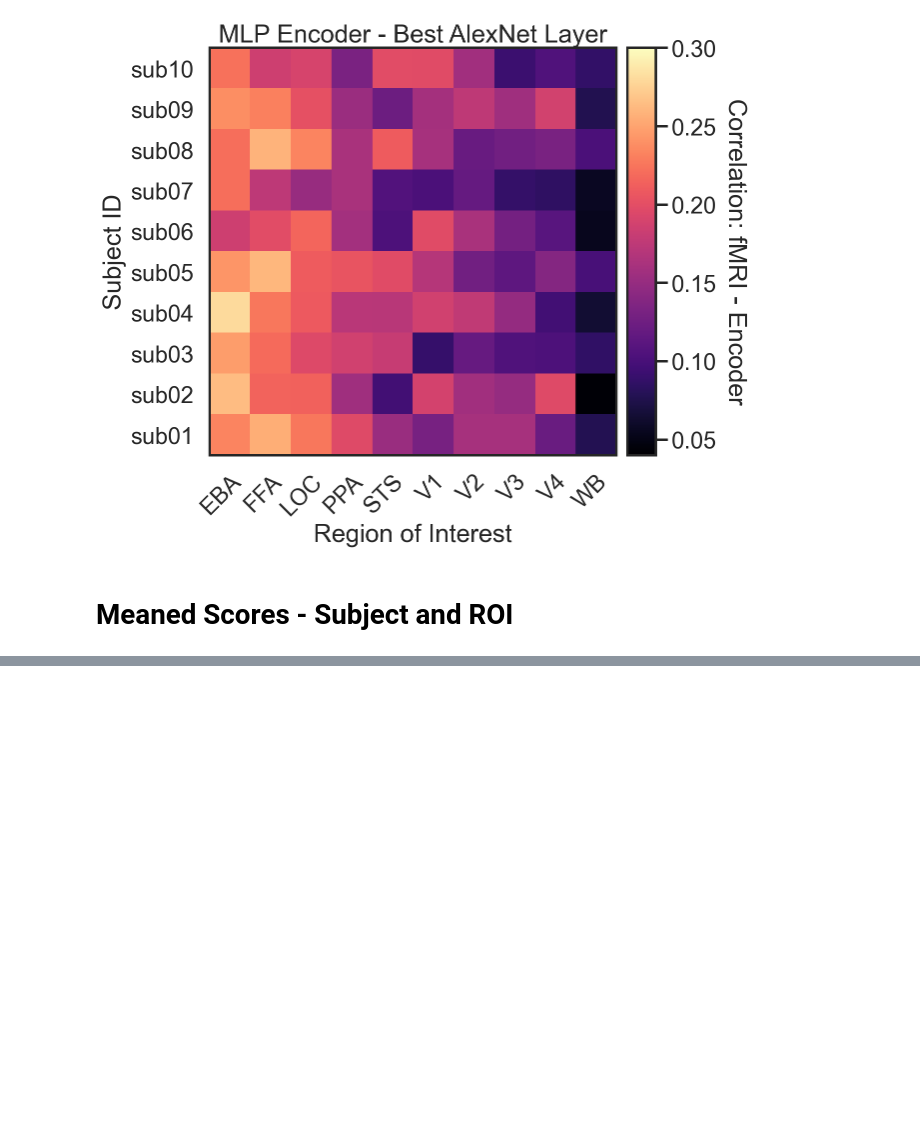
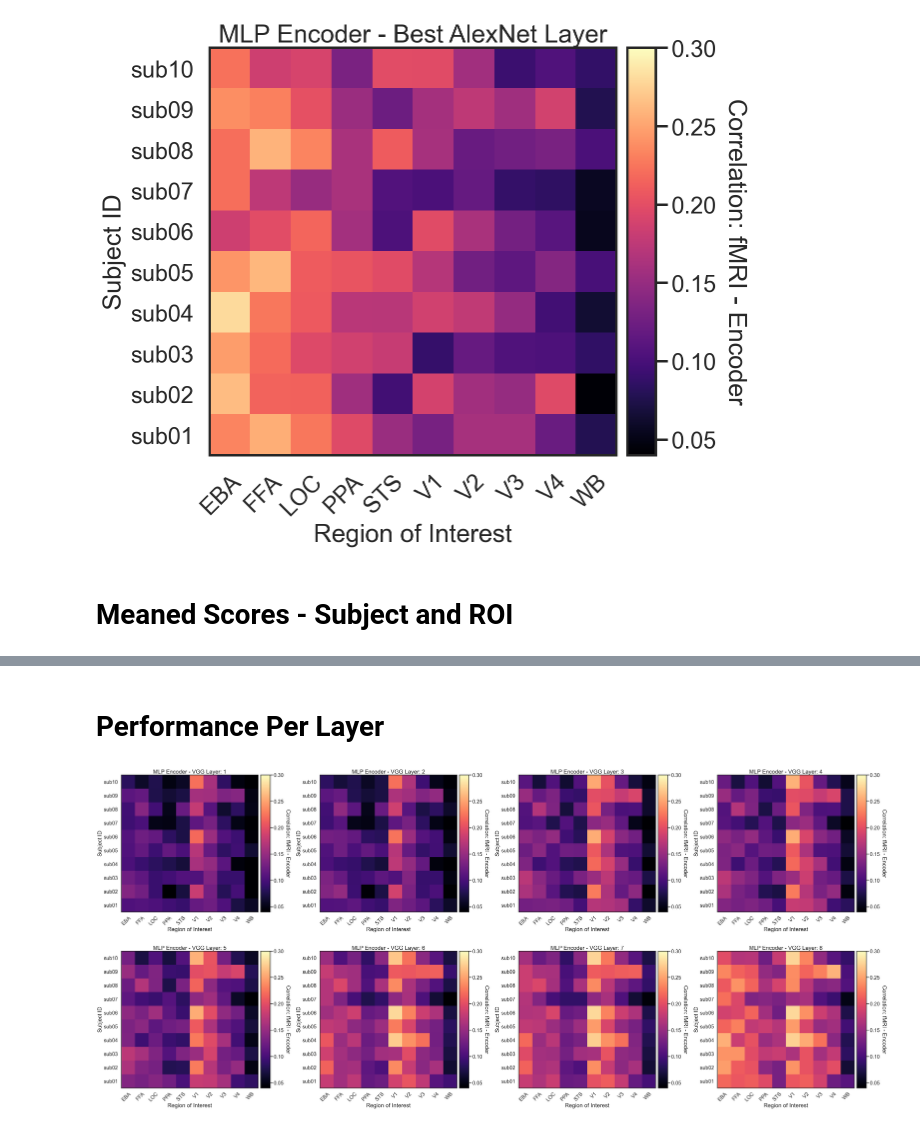
Before and after one commit to RobertTLange/algonauts-2021, a Jupyter notebook: notebooks/inspect_experiments.ipynb, the cells around one changed output, grey strips where cells are left out. Drawn from its saved outputs; the diff is of its cells as text; code cells hidden in the pictures; blank space fills up the shorter version.

```diff
--- a/notebooks/inspect_experiments.ipynb
+++ b/notebooks/inspect_experiments.ipynb
@@ -102,0 +59,6 @@ print(scores)
+# %% [markdown]
+# Performance Per Layer
+# %%
+plot_perf_per_layer(hyper_log, meta_log)
+# %% [output]
+[figure, added]
```
Also changed, not shown: parts of 6 cells of this notebook, 15 other files.
